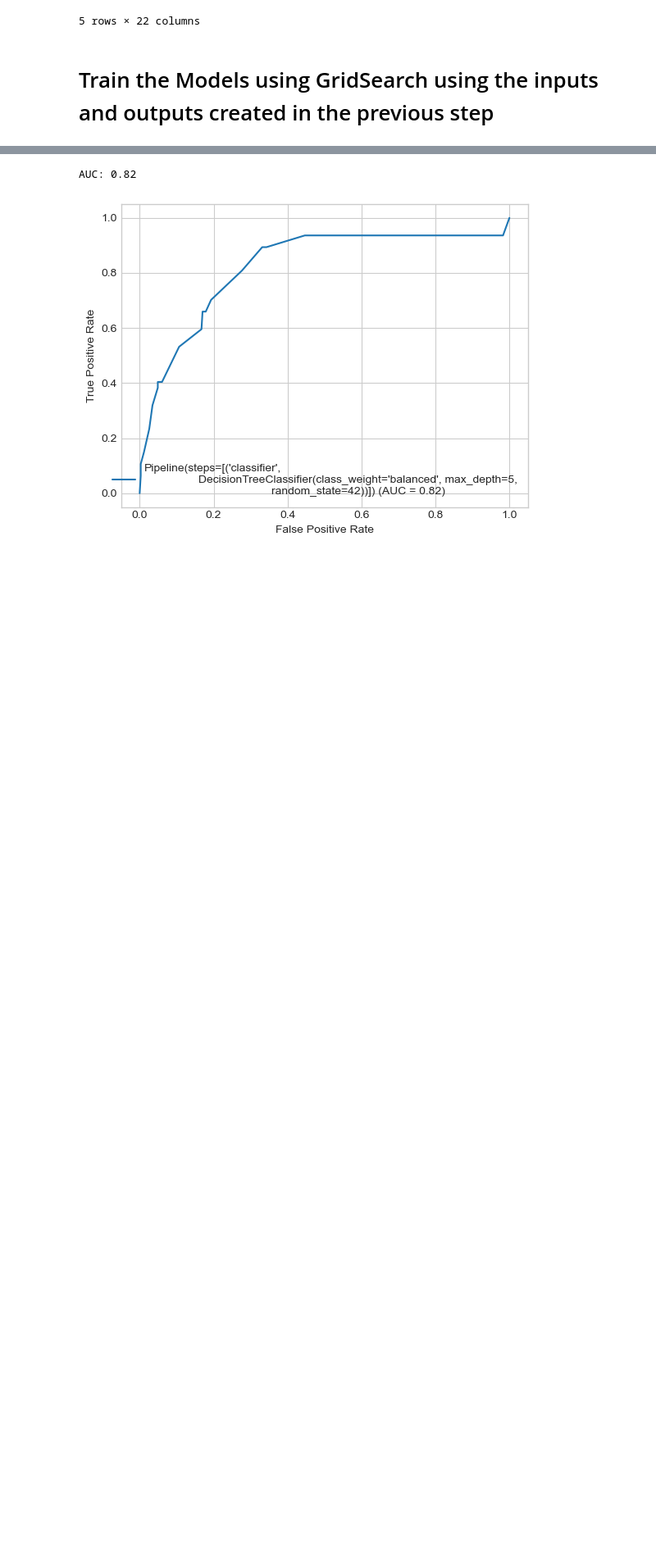
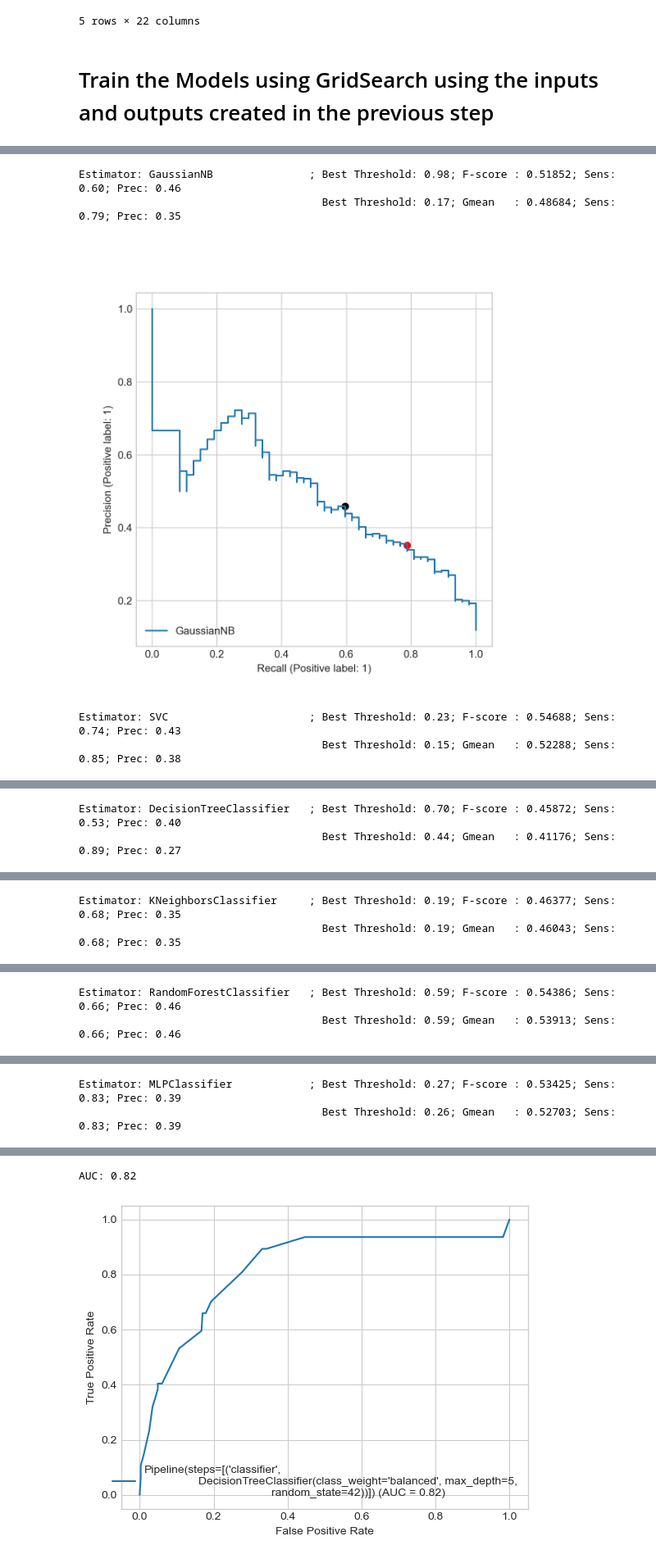
Before and after one commit to fabianopapaiz/als_prognosis_using_ensemble_imbalance, a Jupyter notebook: 05_Train_Validate_Models/05.10.1 - Single-Model Scenario - Train Models using Grid Search.ipynb, the cells around one changed output, grey strips where cells are left out. Shown at 82% size. Cells and saved outputs as stored; diff of their text form; code cells hidden in the pictures; blank space fills up the shorter version.

```diff
--- a/05_Train_Validate_Models/05.10.1 - Single-Model Scenario - Train Models using Grid Search.ipynb
+++ b/05_Train_Validate_Models/05.10.1 - Single-Model Scenario - Train Models using Grid Search.ipynb
@@ -180,0 +350,55 @@ array(["class_weight='balanced',max_depth=5,n_estimators=50,random_state=42"],
+# %%
+figsize = (6,6)
+
+# fig, (ax) = plt.subplots(1, 1, figsize=figsize)
+for estimator_name, precision, recall, thresholds in precision_recall_curve_data:
+
+    fig, (ax) = plt.subplots(1, 1, figsize=figsize)
+
+    # convert to f score
+    fscore = (2 * precision * recall) / (precision + recall)
+    ix_fscore = np.argmax(fscore)
+
+
+    # convert to f score
+    gmean = np.round(np.sqrt(recall * (precision)), 2)
+    ix_gmean = np.argmax(gmean)
+
+    print(f'Estimator: {estimator_name:<25}; Best Threshold: {thresholds[ix_fscore]:.2f}; F-score : {fscore[ix_fscore]:.5f}; Sens: {recall[ix_fscore]:.2f}; Prec: {precision[ix_fscore]:.2f}')
+    print(f'{"":>37} Best Threshold: {thresholds[ix_gmean]:.2f}; Gmean   : {fscore[ix_gmean]:.5f}; Sens: {recall[ix_gmean]:.2f}; Prec: {precision[ix_gmean]:.2f}')
+
+
+    disp = sk.metrics.PrecisionRecallDisplay(
+        precision=precision,
+        recall=recall,
+        estimator_name=estimator_name,
+        pos_label=1,
+    )
+    disp.plot(ax=ax)
+
+    # highlight best threshold using f score
+    ax.scatter(
+        recall[ix_fscore],
+        precision[ix_fscore],
+        marker='o',
+        color='black',
+    )
+
+    # highlight best threshold using GMean
+    ax.scatter(
+        recall[ix_gmean],
+        precision[ix_gmean],
+        marker='o',
+        color='red',
+    )
+
+#     break
+
+
+    plt.show()
+# %% [output]
+Estimator: GaussianNB               ; Best Threshold: 0.98; F-score : 0.51852; Sens: 0.60; Prec: 0.46
+                                      Best Threshold: 0.17; Gmean   : 0.48684; Sens: 0.79; Prec: 0.35
+[figure, added]
+Estimator: SVC                      ; Best Threshold: 0.23; F-score : 0.54688; Sens: 0.74; Prec: 0.43
+                                      Best Threshold: 0.15; Gmean   : 0.52288; Sens: 0.85; Prec: 0.38
@@ -180,0 +406,2 @@ array(["class_weight='balanced',max_depth=5,n_estimators=50,random_state=42"],
+Estimator: DecisionTreeClassifier   ; Best Threshold: 0.70; F-score : 0.45872; Sens: 0.53; Prec: 0.40
+                                      Best Threshold: 0.44; Gmean   : 0.41176; Sens: 0.89; Prec: 0.27
@@ -180,0 +409,2 @@ array(["class_weight='balanced',max_depth=5,n_estimators=50,random_state=42"],
+Estimator: KNeighborsClassifier     ; Best Threshold: 0.19; F-score : 0.46377; Sens: 0.68; Prec: 0.35
+                                      Best Threshold: 0.19; Gmean   : 0.46043; Sens: 0.68; Prec: 0.35
@@ -180,0 +412,2 @@ array(["class_weight='balanced',max_depth=5,n_estimators=50,random_state=42"],
+Estimator: RandomForestClassifier   ; Best Threshold: 0.59; F-score : 0.54386; Sens: 0.66; Prec: 0.46
+                                      Best Threshold: 0.59; Gmean   : 0.53913; Sens: 0.66; Prec: 0.46
@@ -180,0 +415,2 @@ array(["class_weight='balanced',max_depth=5,n_estimators=50,random_state=42"],
+Estimator: MLPClassifier            ; Best Threshold: 0.27; F-score : 0.53425; Sens: 0.83; Prec: 0.39
+                                      Best Threshold: 0.26; Gmean   : 0.52703; Sens: 0.83; Prec: 0.39
```
Also changed, not shown: parts of 11 cells of this notebook, 2 other files.
